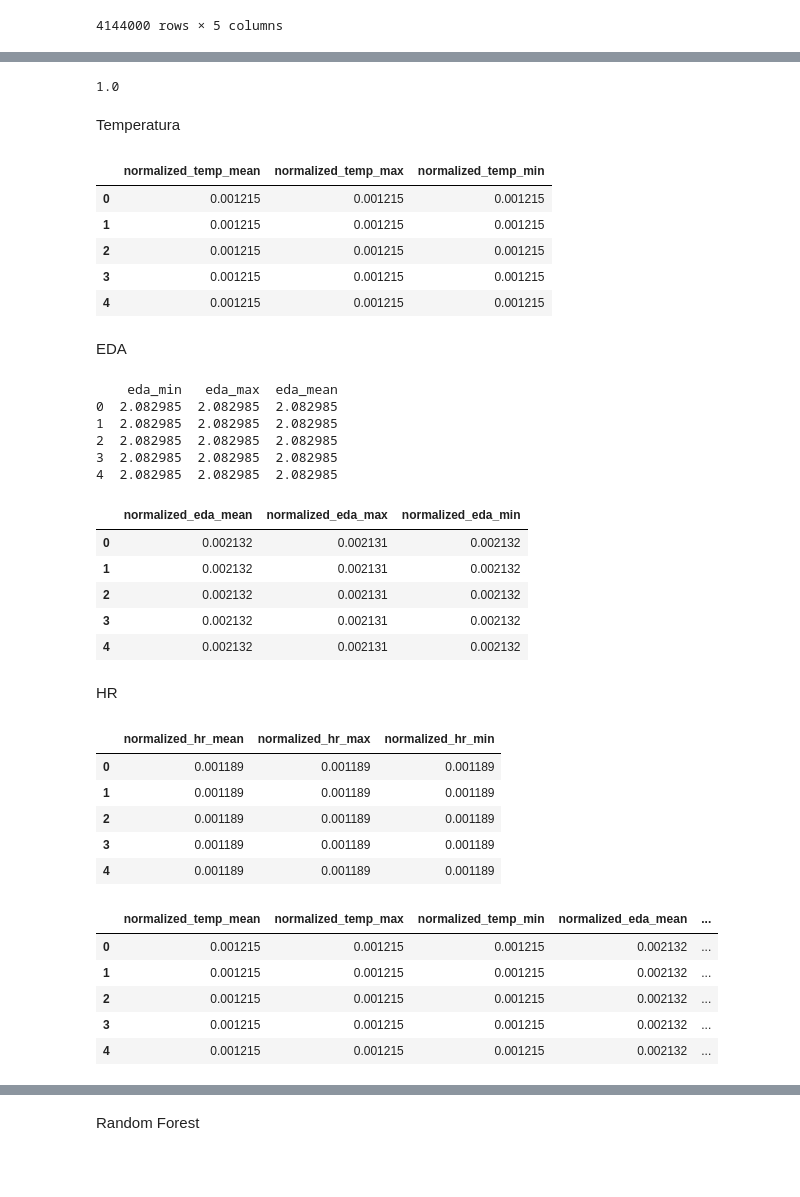
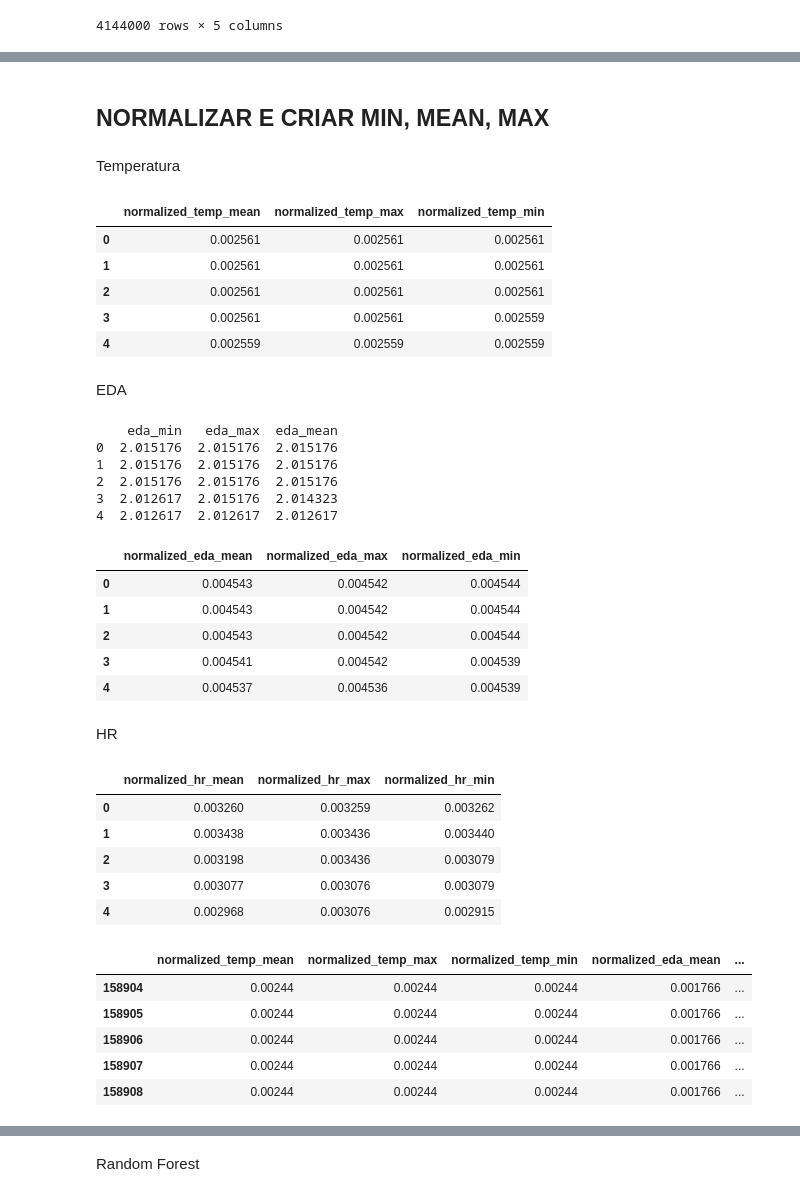
Before and after one commit to luizacastilho/XAI_STRESS, a Jupyter notebook: WESAD/analysiswesad.ipynb, the cells around one changed output, grey strips where cells are left out. Drawn from its saved outputs; the diff is of its cells as text; code cells hidden in the pictures; blank space fills up the shorter version.

```diff
--- a/WESAD/analysiswesad.ipynb
+++ b/WESAD/analysiswesad.ipynb
@@ -158,7 +138,7 @@ df
 df = df[df['label'] != 7.0]
 df= df[df['label'] != 6.0]
 df= df[df['label'] != 5.0]
-df= df[df['label'] != 0.0]
+df = df.drop_duplicates()
 # %%
 df
 # %% [output]
@@ -181,15 +161,8 @@ y = df["label"] # 0 = not defined / transient, 1 = baseline, 2 = stress, 3 = amu
 y = y.astype(int)
 from sklearn.model_selection import train_test_split
 X_train, X_test, y_train, y_test = train_test_split(X, y, test_size=0.2, random_state=0)
-# %%
-from sklearn.ensemble import RandomForestClassifier
-from sklearn import metrics
-clf = RandomForestClassifier()
-clf.fit(X_train, y_train)
-y_pred = clf.predict(X_test)
-metrics.accuracy_score(y_test, y_pred)
-# %% [output]
-1.0
+# %% [markdown]
+## NORMALIZAR E CRIAR MIN, MEAN, MAX
 # %% [markdown]
 
 Temperatura
@@ -223,11 +196,11 @@ df_temp = pd.DataFrame(data_temp)
 df_temp.head()
 # %% [output]
 |  | normalized_temp_mean | normalized_temp_max | normalized_temp_min |
-| 0 | 0.001215 | 0.001215 | 0.001215 |
-| 1 | 0.001215 | 0.001215 | 0.001215 |
-| 2 | 0.001215 | 0.001215 | 0.001215 |
-| 3 | 0.001215 | 0.001215 | 0.001215 |
-| 4 | 0.001215 | 0.001215 | 0.001215 |
+| 0 | 0.002561 | 0.002561 | 0.002561 |
+| 1 | 0.002561 | 0.002561 | 0.002561 |
+| 2 | 0.002561 | 0.002561 | 0.002561 |
+| 3 | 0.002561 | 0.002561 | 0.002559 |
+| 4 | 0.002559 | 0.002559 | 0.002559 |
 # %% [markdown]
 
 EDA
@@ -246,11 +219,11 @@ eda_stats = pd.DataFrame({'eda_min': eda_min, 'eda_max': eda_max, 'eda_mean': ed
 print(eda_stats.head())
 # %% [output]
     eda_min   eda_max  eda_mean
-0  2.082985  2.082985  2.082985
-1  2.082985  2.082985  2.082985
-2  2.082985  2.082985  2.082985
-3  2.082985  2.082985  2.082985
-4  2.082985  2.082985  2.082985
+0  2.015176  2.015176  2.015176
+1  2.015176  2.015176  2.015176
+2  2.015176  2.015176  2.015176
+3  2.012617  2.015176  2.014323
+4  2.012617  2.012617  2.012617
 # %%
 eda_min_array = np.array(eda_stats['eda_min'])
 normalized_eda_min = preprocessing.normalize([eda_min_array])
@@ -269,11 +242,11 @@ df_eda = pd.DataFrame(data_eda)
 df_eda.head()
 # %% [output]
 |  | normalized_eda_mean | normalized_eda_max | normalized_eda_min |
-| 0 | 0.002132 | 0.002131 | 0.002132 |
-| 1 | 0.002132 | 0.002131 | 0.002132 |
-| 2 | 0.002132 | 0.002131 | 0.002132 |
-| 3 | 0.002132 | 0.002131 | 0.002132 |
-| 4 | 0.002132 | 0.002131 | 0.002132 |
+| 0 | 0.004543 | 0.004542 | 0.004544 |
+| 1 | 0.004543 | 0.004542 | 0.004544 |
+| 2 | 0.004543 | 0.004542 | 0.004544 |
+| 3 | 0.004541 | 0.004542 | 0.004539 |
+| 4 | 0.004537 | 0.004536 | 0.004539 |
 # %% [markdown]
 HR
 # %%
@@ -305,18 +278,18 @@ df_hr = pd.DataFrame(data_hr)
 df_hr.head()
 # %% [output]
 |  | normalized_hr_mean | normalized_hr_max | normalized_hr_min |
-| 0 | 0.001189 | 0.001189 | 0.001189 |
-| 1 | 0.001189 | 0.001189 | 0.001189 |
-| 2 | 0.001189 | 0.001189 | 0.001189 |
-| 3 | 0.001189 | 0.001189 | 0.001189 |
-| 4 | 0.001189 | 0.001189 | 0.001189 |
+| 0 | 0.003260 | 0.003259 | 0.003262 |
+| 1 | 0.003438 | 0.003436 | 0.003440 |
+| 2 | 0.003198 | 0.003436 | 0.003079 |
+| 3 | 0.003077 | 0.003076 | 0.003079 |
+| 4 | 0.002968 | 0.003076 | 0.002915 |
 # %%
 df_normalizado = pd.concat([df_temp, df_eda, df_hr], axis=1)
-df_normalizado.head()
+df_normalizado.tail()
 # %% [output]
 |  | normalized_temp_mean | normalized_temp_max | normalized_temp_min | normalized_eda_mean | ... |
-| 0 | 0.001215 | 0.001215 | 0.001215 | 0.002132 | ... |
-| 1 | 0.001215 | 0.001215 | 0.001215 | 0.002132 | ... |
-| 2 | 0.001215 | 0.001215 | 0.001215 | 0.002132 | ... |
-| 3 | 0.001215 | 0.001215 | 0.001215 | 0.002132 | ... |
-| 4 | 0.001215 | 0.001215 | 0.001215 | 0.002132 | ... |
+| 158904 | 0.00244 | 0.00244 | 0.00244 | 0.001766 | ... |
+| 158905 | 0.00244 | 0.00244 | 0.00244 | 0.001766 | ... |
+| 158906 | 0.00244 | 0.00244 | 0.00244 | 0.001766 | ... |
+| 158907 | 0.00244 | 0.00244 | 0.00244 | 0.001766 | ... |
+| 158908 | 0.00244 | 0.00244 | 0.00244 | 0.001766 | ... |
```
Also changed, not shown: parts of 14 cells of this notebook.
